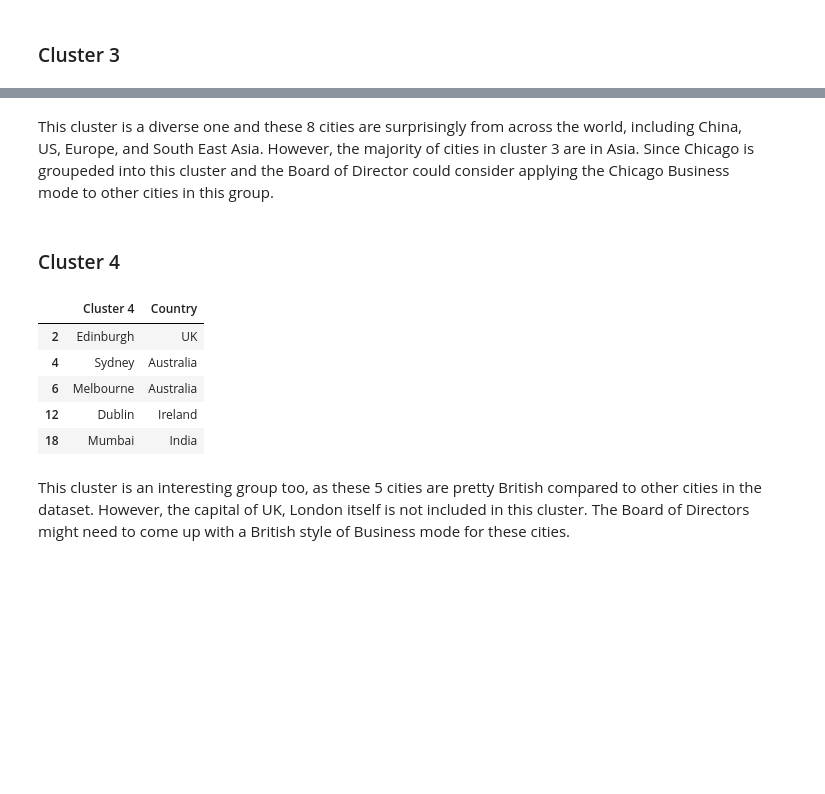
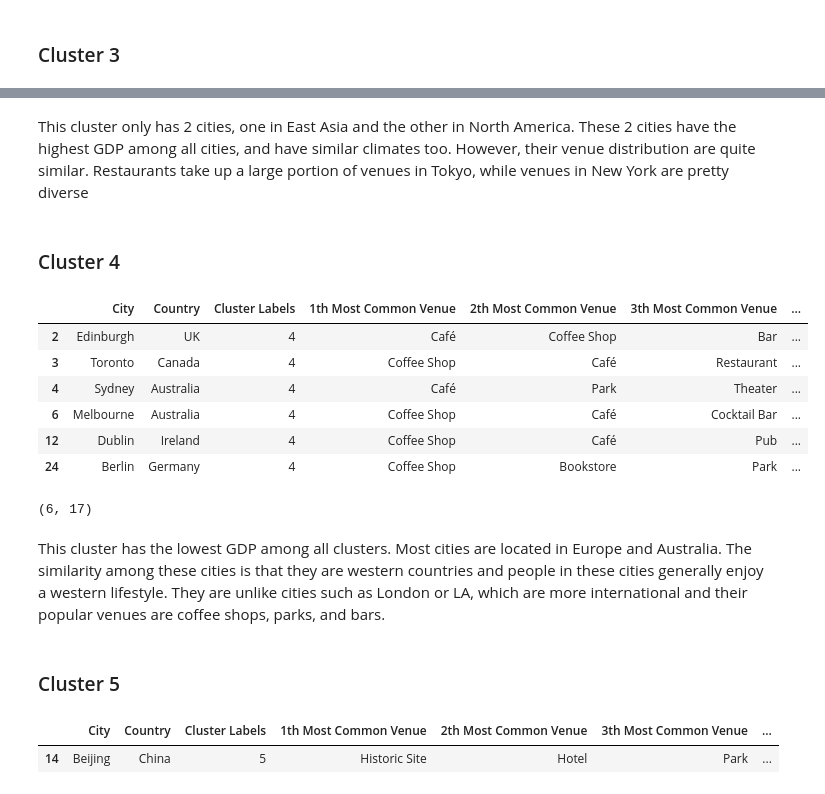
Before and after one commit to Julietsirui/Coursera_Capstone, a Jupyter notebook: Self_Initiated Project.ipynb, the cells around one changed output, grey strips where cells are left out. Cells and saved outputs as stored; diff of their text form; code cells hidden in the pictures; blank space fills up the shorter version.

```diff
--- a/Self_Initiated Project.ipynb
+++ b/Self_Initiated Project.ipynb
@@ -365,6 +779,11 @@ Based on the analysis above, a total of 27 cities were clustered into 5 groups a
 # %%
 ## Filter out the cluster 0 cities and change the column name to cluster 0
 Cluster0 = pd.DataFrame(world_merged[world_merged['Cluster Labels'] == 0][['City', 'Country']])
-Cluster0.columns = ['Cluster 0', 'Country']
+Cluster0.columns = ['City', 'Country']
+Cluster0 = pd.DataFrame(world_merged[world_merged['Cluster Labels'] == 0][['City', 'Country']]).replace('Seoul–Incheon','Seoul')
+Cluster0.columns = ['City', 'Country']
+Cluster0 = Cluster0.join(City_venue_sorted.set_index('City'), on = 'City')
+Cluster0 = Cluster0.join(gdp_filtered_sorted1.set_index('City'), on = 'City')
+Cluster0 = Cluster0.join(temp_sorted.set_index('City'), on = 'City')
 Cluster0
 # %% [output]
@@ -376,7 +805,11 @@ Beijing is of its own group, which shows that its distribution is pretty unique
 ### Cluster 1
 # %%
 ## Filter out the cluster 1 cities and change the column name to cluster 1
-Cluster1 = pd.DataFrame(world_merged[world_merged['Cluster Labels'] == 1][['City', 'Country']])
-Cluster1.columns = ['Cluster 1', 'Country']
+City_venue_sorted = City_venue_sorted.replace('Seoul–Incheon', 'Seoul')
+Cluster1 = pd.DataFrame(world_merged[world_merged['Cluster Labels'] == 1][['City', 'Country']]).replace('Seoul–Incheon','Seoul')
+Cluster1.columns = ['City', 'Country']
+Cluster1 = Cluster1.join(City_venue_sorted.set_index('City'), on = 'City')
+Cluster1 = Cluster1.join(gdp_filtered_sorted1.set_index('City'), on = 'City')
+Cluster1 = Cluster1.join(temp_sorted.set_index('City'), on = 'City')
 Cluster1
 # %% [output]
@@ -404,6 +832,11 @@ These 11 cities are segemented into one group. As shown in the table, most big c
 # %%
 ## Filter out the cluster 2 cities and change the column name to cluster 2
 Cluster2 = pd.DataFrame(world_merged[world_merged['Cluster Labels'] == 2][['City', 'Country']])
-Cluster2.columns = ['Cluster 2', 'Country']
+Cluster2.columns = ['City', 'Country']
+Cluster2 = pd.DataFrame(world_merged[world_merged['Cluster Labels'] == 2][['City', 'Country']]).replace('Seoul–Incheon','Seoul')
+Cluster2.columns = ['City', 'Country']
+Cluster2 = Cluster2.join(City_venue_sorted.set_index('City'), on = 'City')
+Cluster2 = Cluster2.join(gdp_filtered_sorted1.set_index('City'), on = 'City')
+Cluster2 = Cluster2.join(temp_sorted.set_index('City'), on = 'City')
 Cluster2
 # %% [output]
@@ -417,6 +852,11 @@ This cluster only has two cities and these two cities are both in the South East
 # %%
 ## Filter out the cluster 3 cities and change the column name to cluster 3
 Cluster3 = pd.DataFrame(world_merged[world_merged['Cluster Labels'] == 3][['City', 'Country']])
-Cluster3.columns = ['Cluster 3', 'Country']
+Cluster3.columns = ['City', 'Country']
+Cluster3 = pd.DataFrame(world_merged[world_merged['Cluster Labels'] == 3][['City', 'Country']]).replace('Seoul–Incheon','Seoul')
+Cluster3.columns = ['City', 'Country']
+Cluster3 = Cluster3.join(City_venue_sorted.set_index('City'), on = 'City')
+Cluster3 = Cluster3.join(gdp_filtered_sorted1.set_index('City'), on = 'City')
+Cluster3 = Cluster3.join(temp_sorted.set_index('City'), on = 'City')
 Cluster3
 # %% [output]
@@ -437,18 +871,41 @@ Cluster3.shape
-# %% [markdown]
-This cluster is a diverse one and these 8 cities are surprisingly from across the world, including China, US, Europe, and South East Asia. However, the majority of cities in cluster 3 are in Asia. Since Chicago is groupeded into this cluster and the Board of Director could consider applying the Chicago Business mode to other cities in this group.
+# %% [markdown]
+This cluster only has 2 cities, one in East Asia and the other in North America. These 2 cities have the highest GDP among all cities, and have similar climates too. However, their venue distribution are quite similar. Restaurants take up a large portion of venues in Tokyo, while venues in New York are pretty diverse
 # %% [markdown]
 ### Cluster 4
 # %%
 ## Filter out the cluster 4 cities and change the column name to cluster 4
 Cluster4 = pd.DataFrame(world_merged[world_merged['Cluster Labels'] == 4][['City', 'Country']])
-Cluster4.columns = ['Cluster 4', 'Country']
+Cluster4.columns = ['City', 'Country']
+Cluster4 = pd.DataFrame(world_merged[world_merged['Cluster Labels'] == 4][['City', 'Country']]).replace('Seoul–Incheon','Seoul')
+Cluster4 = Cluster4.join(City_venue_sorted.set_index('City'), on = 'City')
+Cluster4 = Cluster4.join(gdp_filtered_sorted1.set_index('City'), on = 'City')
+Cluster4 = Cluster4.join(temp_sorted.set_index('City'), on = 'City')
 Cluster4
 # %% [output]
-|  | Cluster 4 | Country |
-| 2 | Edinburgh | UK |
-| 4 | Sydney | Australia |
-| 6 | Melbourne | Australia |
-| 12 | Dublin | Ireland |
-| 18 | Mumbai | India |
+|  | City | Country | Cluster Labels | 1th Most Common Venue | 2th Most Common Venue | 3th Most Common Venue | ... |
+| 2 | Edinburgh | UK | 4 | Café | Coffee Shop | Bar | ... |
+| 3 | Toronto | Canada | 4 | Coffee Shop | Café | Restaurant | ... |
+| 4 | Sydney | Australia | 4 | Café | Park | Theater | ... |
+| 6 | Melbourne | Australia | 4 | Coffee Shop | Café | Cocktail Bar | ... |
+| 12 | Dublin | Ireland | 4 | Coffee Shop | Café | Pub | ... |
+| 24 | Berlin | Germany | 4 | Coffee Shop | Bookstore | Park | ... |
-# %% [markdown]
-This cluster is an interesting group too, as these 5 cities are pretty British compared to other cities in the dataset. However, the capital of UK, London itself is not included in this cluster. The Board of Directors might need to come up with a British style of Business mode for these cities.
+# %%
+Cluster4.shape
+# %% [output]
+(6, 17)
+# %% [markdown]
+This cluster has the lowest GDP among all clusters. Most cities are located in Europe and Australia. The similarity among these cities is that they are western countries and people in these cities generally enjoy a western lifestyle. They are unlike cities such as London or LA, which are more international and their popular venues are coffee shops, parks, and bars.
+# %% [markdown]
+### Cluster 5
+# %%
+## Filter out the cluster 5 cities and change the column name to cluster 5
+Cluster5 = pd.DataFrame(world_merged[world_merged['Cluster Labels'] == 5][['City', 'Country']])
+Cluster5.columns = ['City', 'Country']
+Cluster5 = pd.DataFrame(world_merged[world_merged['Cluster Labels'] == 5][['City', 'Country']]).replace('Seoul–Incheon','Seoul')
+Cluster5 = Cluster5.join(City_venue_sorted.set_index('City'), on = 'City')
+Cluster5 = Cluster5.join(gdp_filtered_sorted1.set_index('City'), on = 'City')
+Cluster5 = Cluster5.join(temp_sorted.set_index('City'), on = 'City')
+Cluster5
+# %% [output]
+|  | City | Country | Cluster Labels | 1th Most Common Venue | 2th Most Common Venue | 3th Most Common Venue | ... |
+| 14 | Beijing | China | 5 | Historic Site | Hotel | Park | ... |
```
Also changed, not shown: parts of 56 cells of this notebook.
